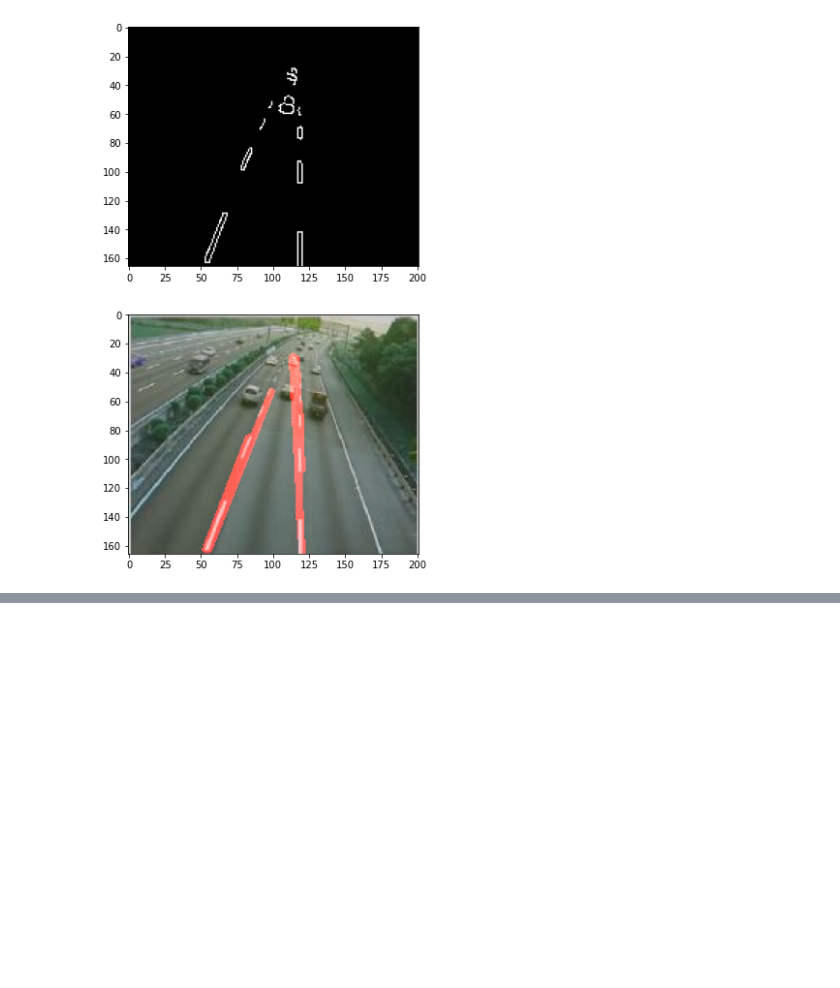
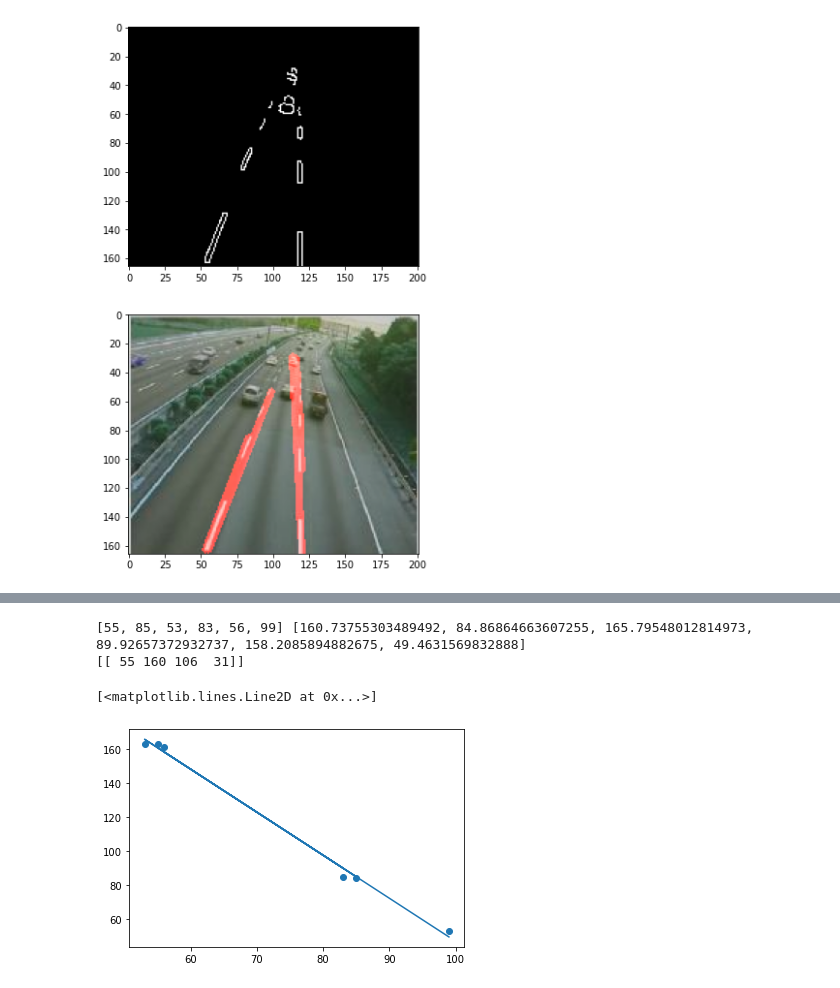
Before and after one commit to akshitagupta15june/lane_detection_opencv, a Jupyter notebook: lane-detection-edge.ipynb, the cells around one changed output, grey strips where cells are left out. Cells and saved outputs as stored; diff of their text form; code cells hidden in the pictures; blank space fills up the shorter version.

```diff
--- a/lane-detection-edge.ipynb
+++ b/lane-detection-edge.ipynb
@@ -177,0 +278,17 @@ plt.show()
+# %%
+plt.scatter(x_left,y_left)
+m2, b2 = np.polyfit(x_left, y_left, 1)
+y_left_bestfit=[]
+for i in range(len(x_left)):
+    y_left_bestfit.append(m2*x_left[i]+b2)
+
+print(x_left,y_left_bestfit)
+left_bestfit=[[x_left[0],int(y_left_bestfit[0]),106,int((m2*106)+b2)]]
+left_bestfit=np.array(left_bestfit)
+print(left_bestfit)
+plt.plot(x_left, y_left_bestfit)
+# %% [output]
+[55, 85, 53, 83, 56, 99] [160.73755303489492, 84.86864663607255, 165.79548012814973, 89.92657372932737, 158.2085894882675, 49.4631569832888]
+[[ 55 160 106  31]]
+[<matplotlib.lines.Line2D at 0x...>]
+[figure, added]
```
Also changed, not shown: parts of 16 cells of this notebook.
